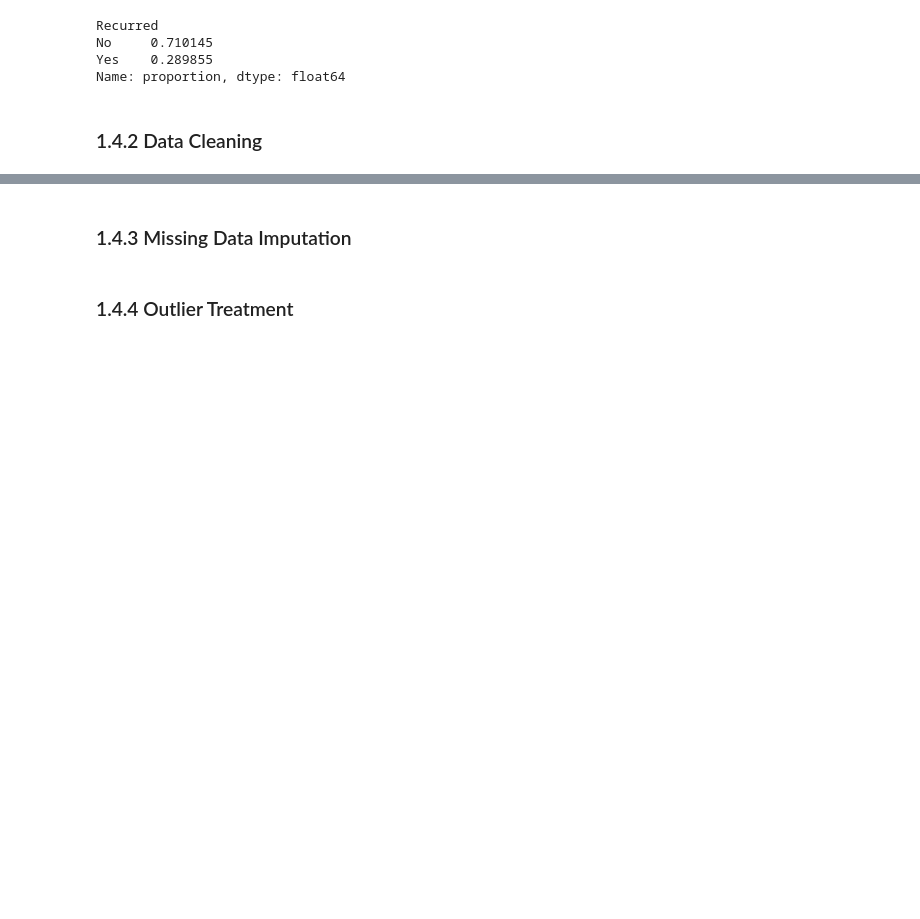
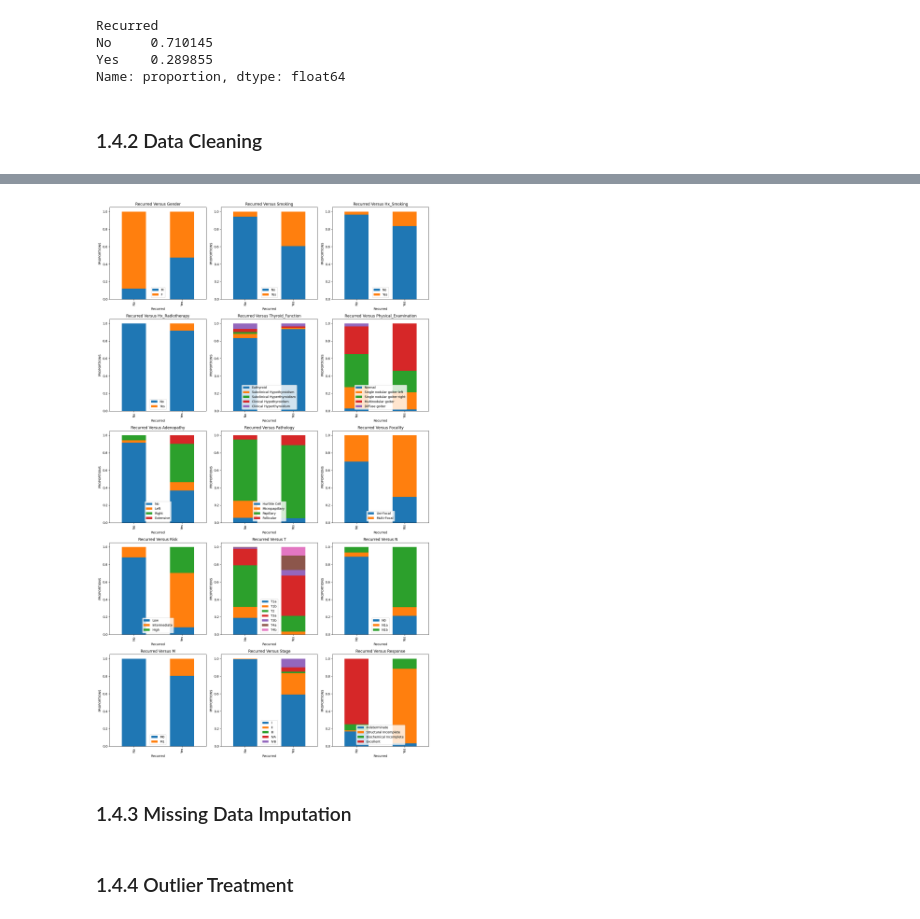
Before and after one commit to JohnPaulinePineda/Portfolio_Project_59, a Jupyter notebook: codes/LeveragingEnsembleLearningWithBaggingBoostingStackingAndBlendingApproaches.ipynb, the cells around one changed output, grey strips where cells are left out. Saved outputs shown, nothing was run; the diff lists cells and outputs as text; code cells hidden in the pictures; blank space fills up the shorter version.

```diff
--- a/codes/LeveragingEnsembleLearningWithBaggingBoostingStackingAndBlendingApproaches.ipynb
+++ b/codes/LeveragingEnsembleLearningWithBaggingBoostingStackingAndBlendingApproaches.ipynb
@@ -1078,3 +1143,54 @@ y_test.to_csv(os.path.join("..", DATASETS_FINAL_TEST_TARGET_PATH, "y_test.csv"),
+# %%
+##################################
+# Segregating the target variable
+# and categorical predictors
+##################################
+proportion_y_variables = thyroid_cancer_train_predictors_categorical
+proportion_x_variable = 'Recurred'
+# %%
+##################################
+# Defining the number of
+# rows and columns for the subplots
+##################################
+num_rows = 5
+num_cols = 3
+
+##################################
+# Formulating the subplot structure
+##################################
+fig, axes = plt.subplots(num_rows, num_cols, figsize=(15, 25))
+
+##################################
+# Flattening the multi-row and
+# multi-column axes
+##################################
+axes = axes.ravel()
+
+##################################
+# Formulating the individual stacked column plots
+# for all categorical columns
+##################################
+for i, y_variable in enumerate(proportion_y_variables):
+    ax = axes[i]
+    category_counts = thyroid_cancer_train.groupby([proportion_x_variable, y_variable], observed=True).size().unstack(fill_value=0)
+    category_proportions = category_counts.div(category_counts.sum(axis=1), axis=0)
+    category_proportions.plot(kind='bar', stacked=True, ax=ax)
+    ax.set_title(f'{proportion_x_variable} Versus {y_variable}')
+    ax.set_xlabel(proportion_x_variable)
+    ax.set_ylabel('PROPORTIONS')
+    ax.legend(loc="lower center")
+
+##################################
+# Adjusting the subplot layout
+##################################
+plt.tight_layout()
+
+##################################
+# Presenting the subplots
+##################################
+plt.show()
+# %% [output]
+[figure, added]
 # %% [markdown]
 ### 1.4.3 Missing Data Imputation <a class="anchor" id="1.4.3"></a>
 # %% [markdown]
```
Also changed, not shown: parts of 5 cells of this notebook, 2 other files.
